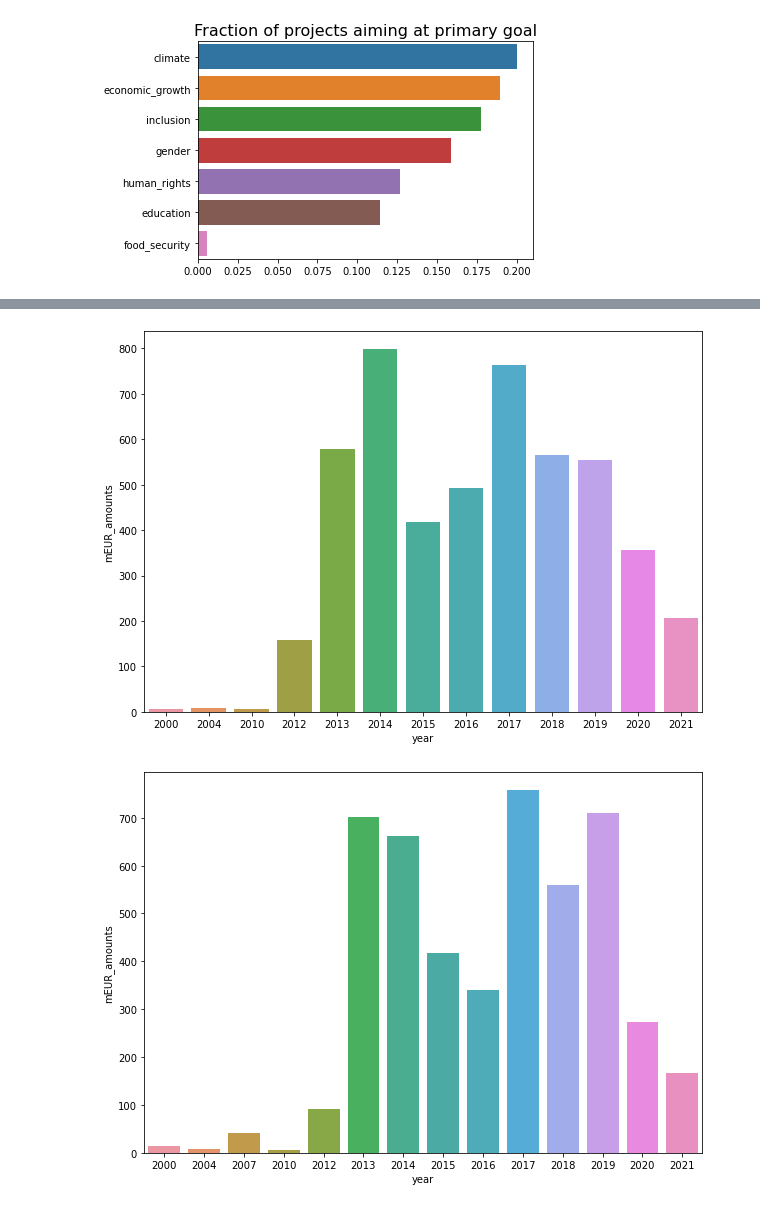
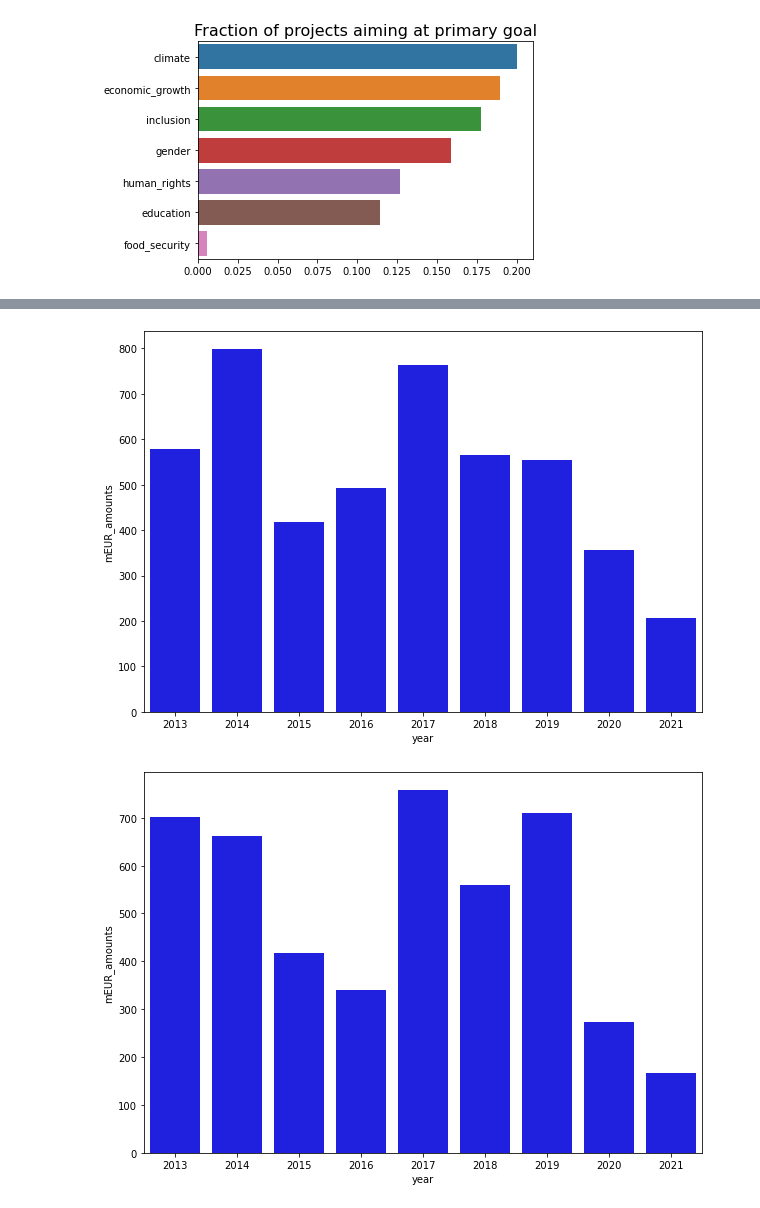
Before and after one commit to Athena84/fmo, a Jupyter notebook: NLP/Visualisation.ipynb, the cells around one changed output, grey strips where cells are left out. Cells and saved outputs as stored; diff of their text form; code cells hidden in the pictures.

```diff
--- a/NLP/Visualisation.ipynb
+++ b/NLP/Visualisation.ipynb
@@ -257,17 +257,17 @@ plt.show()
 # %%
-plot_data = df.loc[df["economic_growth"]==1, :]
+plot_data = df[df["year"] > 2012].loc[df["economic_growth"]==1, :]
 fig = plt.figure(figsize =(10, 7))
-sns.barplot(data=plot_data, x="year", y="mEUR_amounts", ci = None, estimator=sum)
+sns.barplot(data=plot_data, x="year", y="mEUR_amounts", ci = None, estimator=sum, color = "blue")
 plt.show()
 # %% [output]
-[figure, old version]
+[figure, new version]
 # %%
-plot_data = df.loc[df["inclusion"]==1, :]
+plot_data = df[df["year"] > 2012].loc[df["inclusion"]==1, :]
 fig = plt.figure(figsize =(10, 7))
-sns.barplot(data=plot_data, x="year", y="mEUR_amounts", ci = None, estimator=sum)
+sns.barplot(data=plot_data, x="year", y="mEUR_amounts", ci = None, estimator=sum, color = "blue")
 plt.show()
 # %% [output]
-[figure, old version]
+[figure, new version]
 # %%
 fig = plt.figure(figsize =(10, 7))
 bar1 = sns.barplot(data=fraction_goal_year, x=fraction_goal_year.index, y="climate", ci = None, estimator=sum, color="green")
```
Also changed, not shown: parts of 8 cells of this notebook.
